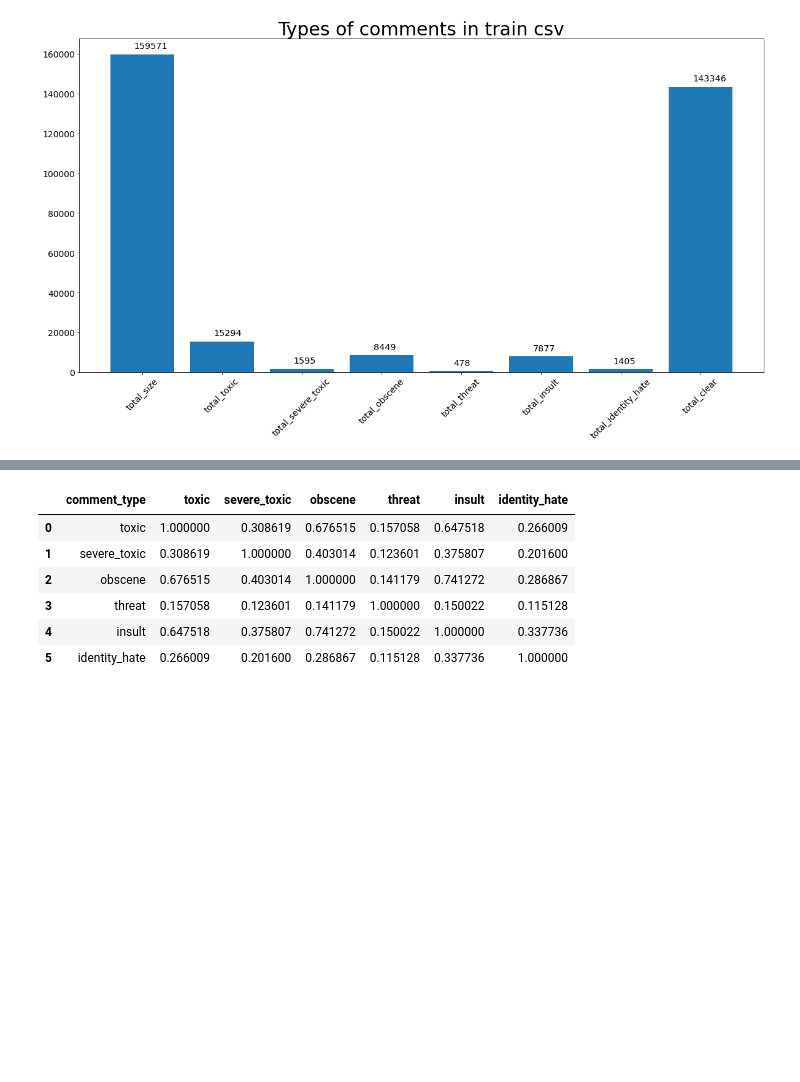
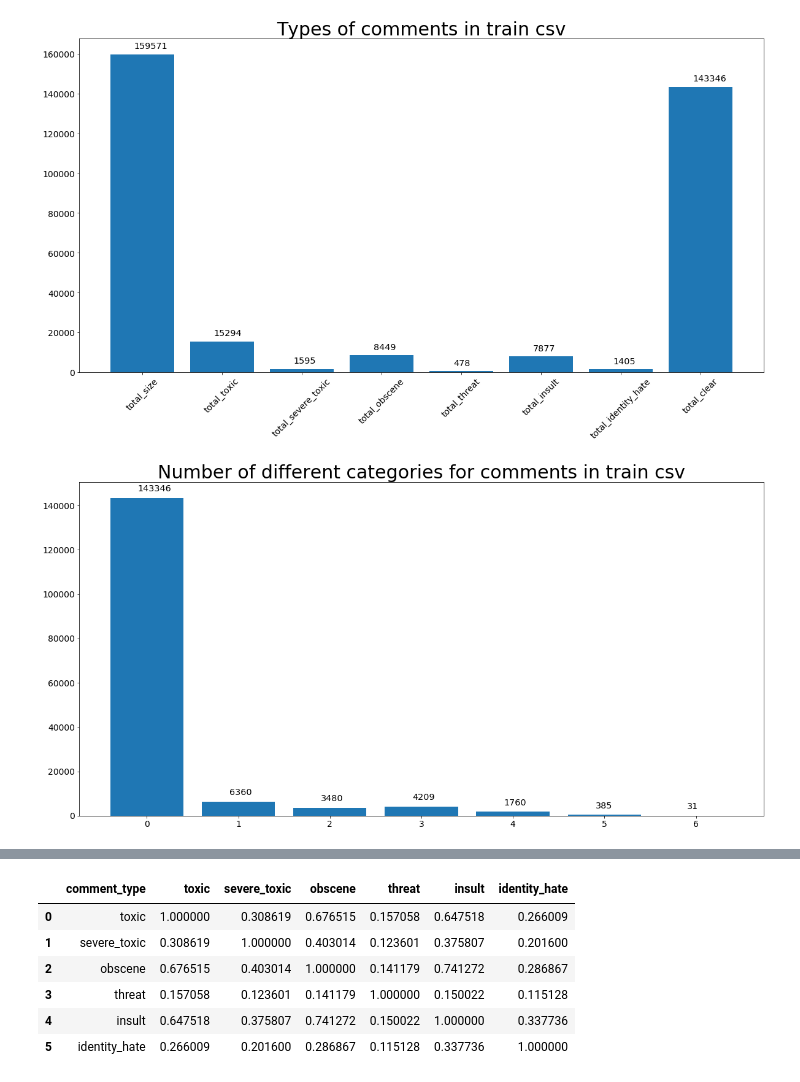
Before and after one commit to dwitek/Toxic-Comment-Classification, a Jupyter notebook: Data Mining.ipynb, the cells around one changed output, grey strips where cells are left out. Saved outputs shown, nothing was run; the diff lists cells and outputs as text; code cells hidden in the pictures; blank space fills up the shorter version.

Commit message:
Added categories combinations research

```diff
--- a/Data Mining.ipynb
+++ b/Data Mining.ipynb
@@ -16,7 +16,7 @@ test_merged = pd.merge(test_data, test_labels,on='id')
 headers = train_data.columns.values[2:]
 
 total_size = train_data.shape[0]
-count = {
+comments_count = {
     "total_size": train_data.shape[0],
     "total_toxic": 0,
     "total_severe_toxic": 0,
@@ -27,26 +27,56 @@ count = {
     "total_clear": 0,
 }
 
+categories_count = {
+    "0": 0,
+    "1": 0,
+    "2": 0,
+    "3": 0,
+    "4": 0,
+    "5": 0,
+    "6": 0
+}
+
+from collections import defaultdict
+categories_dict = defaultdict(lambda: 0)
+
 for ind in train_data.index:
     is_clear = True
+
+    categories = []
 
     for header in headers:
         if train_data[header][ind] > 0:
             count_header_name = 'total_' + header
-            count[count_header_name] += 1
+            comments_count[count_header_name] += 1
+            categories.append(header)
 
             is_clear = False
 
     if is_clear:
-        count['total_clear'] += 1
+        comments_count['total_clear'] += 1
+
+    categories_count[str(len(categories))] += 1
+    categories_dict[", ".join(categories)] += 1
 # %%
 plt.figure(figsize=(20,10))
-plt.bar(count.keys(), count.values())
+plt.bar(comments_count.keys(), comments_count.values())
 plt.yticks(fontsize=14)
 plt.xticks(fontsize=14, rotation=45)
 plt.title('Types of comments in train csv', fontsize=30)
 
-for index, value in enumerate(count.values()):
+for index, value in enumerate(comments_count.values()):
     plt.text(index - 0.1, value + 3000, str(value), fontsize='x-large')
 # %% [output]
 [figure]
+# %%
+plt.figure(figsize=(20,10))
+plt.bar(categories_count.keys(), categories_count.values())
+plt.yticks(fontsize=14)
+plt.xticks(fontsize=14)
+plt.title('Number of different categories for comments in train csv', fontsize=30)
+
+for index, value in enumerate(categories_count.values()):
+    plt.text(index - 0.1, value + 3000, str(value), fontsize='x-large')
+# %% [output]
+[figure, added]
```
Also changed, not shown: parts of 2 cells of this notebook.
